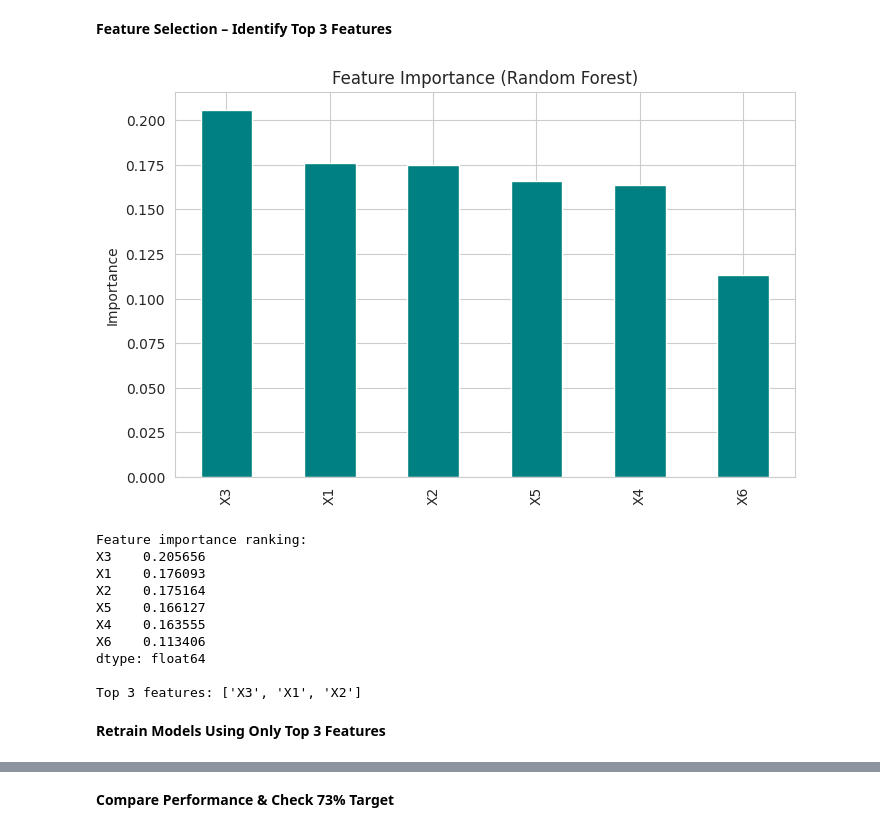
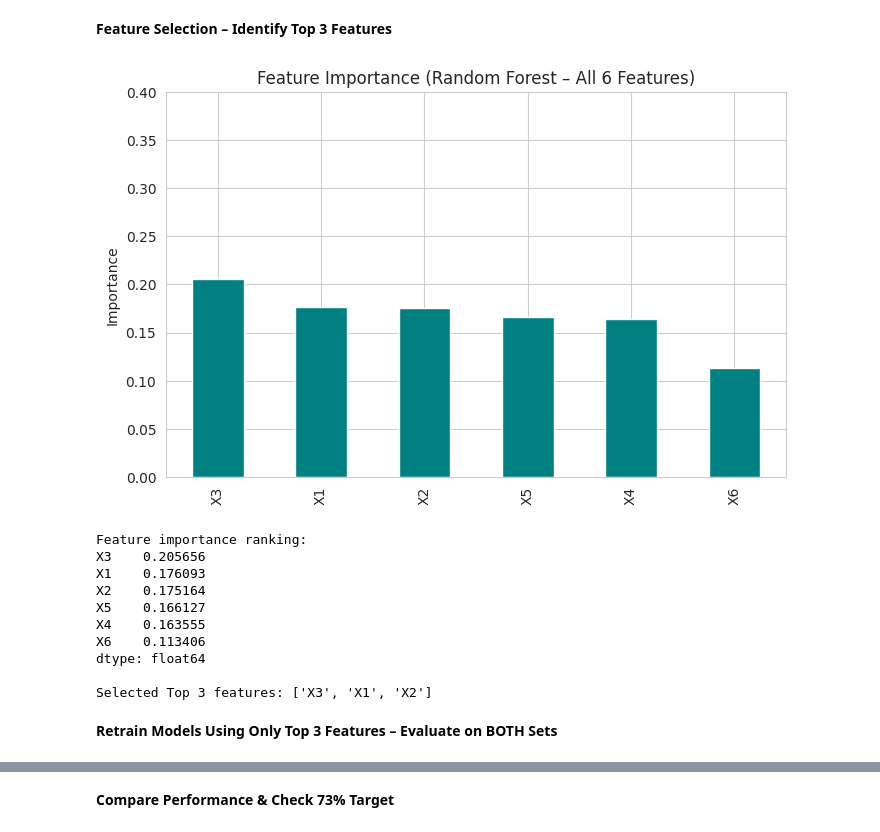
Before and after one commit to diomani-ouattara/Portfolio-Data-scientist, a Jupyter notebook: 0hhwPRi6B4fBj84R.ipynb, the cells around one changed output, grey strips where cells are left out. Cells and saved outputs as stored; diff of their text form; code cells hidden in the pictures.

```diff
--- a/0hhwPRi6B4fBj84R.ipynb
+++ b/0hhwPRi6B4fBj84R.ipynb
@@ -152,10 +143,10 @@ There are not any strong correlation between the features
 X = df[['X1','X2','X3','X4','X5','X6']]
 y = df['Y']
 
-# Stratified split to preserve class balance
-X_train, X_val, y_train, y_val = train_test_split(X, y, test_size=0.2, random_state=42, stratify=y)
+# Stratified split – 80% train, 20% test
+X_train, X_test, y_train, y_test = train_test_split(X, y, test_size=0.2, random_state=42, stratify=y)
 
 print(f"Training size: {X_train.shape[0]}")
-print(f"Validation size: {X_val.shape[0]}")
+print(f"Test size: {X_test.shape[0]}")
 # %% [output]
 Training size: 100
@@ -173,9 +164,25 @@ results_full = {}
 
 for name, model in models.items():
     model.fit(X_train, y_train)
-    y_pred = model.predict(X_val)
-    acc = accuracy_score(y_val, y_pred)
-    f1 = f1_score(y_val, y_pred)
-    results_full[name] = {'accuracy': acc, 'f1': f1}
-    print(f"{name}: Accuracy = {acc:.4f}, F1 = {f1:.4f}")
+
+    # Predictions on TRAIN
+    y_train_pred = model.predict(X_train)
+    train_acc = accuracy_score(y_train, y_train_pred)
+    train_f1 = f1_score(y_train, y_train_pred)
+
+    # Predictions on TEST
+    y_test_pred = model.predict(X_test)
+    test_acc = accuracy_score(y_test, y_test_pred)
+    test_f1 = f1_score(y_test, y_test_pred)
+
+    results_full[name] = {
+        'train_accuracy': train_acc,
+        'train_f1': train_f1,
+        'test_accuracy': test_acc,
+        'test_f1': test_f1
+    }
+
+    print(f"\n{name} (All 6 features):")
+    print(f"  Train Accuracy: {train_acc:.4f}, Train F1: {train_f1:.4f}")
+    print(f"  Test Accuracy : {test_acc:.4f}, Test F1 : {test_f1:.4f}")
 # %% [output]
@@ -189,23 +204,24 @@ With the 6 features we can not reach the 73% accuracy, therefore we will select
 # %%
 # Random Forest feature importance
 rf = RandomForestClassifier(n_estimators=100, random_state=42)
 rf.fit(X_train, y_train)
+
 importances = pd.Series(rf.feature_importances_, index=X.columns).sort_values(ascending=False)
 
 plt.figure(figsize=(8,5))
 importances.plot(kind='bar', color='teal')
-plt.title('Feature Importance (Random Forest)')
+plt.title('Feature Importance (Random Forest – All 6 Features)')
 plt.ylabel('Importance')
+plt.ylim(0, 0.4)
 plt.show()
 
 print("\nFeature importance ranking:")
 print(importances)
 
-# Select top 3
 top3_features = importances.head(3).index.tolist()
-print(f"\nTop 3 features: {top3_features}")
+print(f"\nSelected Top 3 features: {top3_features}")
 # %% [output]
-[figure, old version]
+[figure, new version]
 Feature importance ranking:
 X3    0.205656
 X1    0.176093
@@ -215,8 +231,8 @@ X4    0.163555
 X6    0.113406
 dtype: float64
 
-Top 3 features: ['X3', 'X1', 'X2']
+Selected Top 3 features: ['X3', 'X1', 'X2']
 # %% [markdown]
-**Retrain Models Using Only Top 3 Features**
+**Retrain Models Using Only Top 3 Features – Evaluate on BOTH Sets**
 # %%
 X_train_3 = X_train[top3_features]
```
Also changed, not shown: parts of 16 cells of this notebook.
